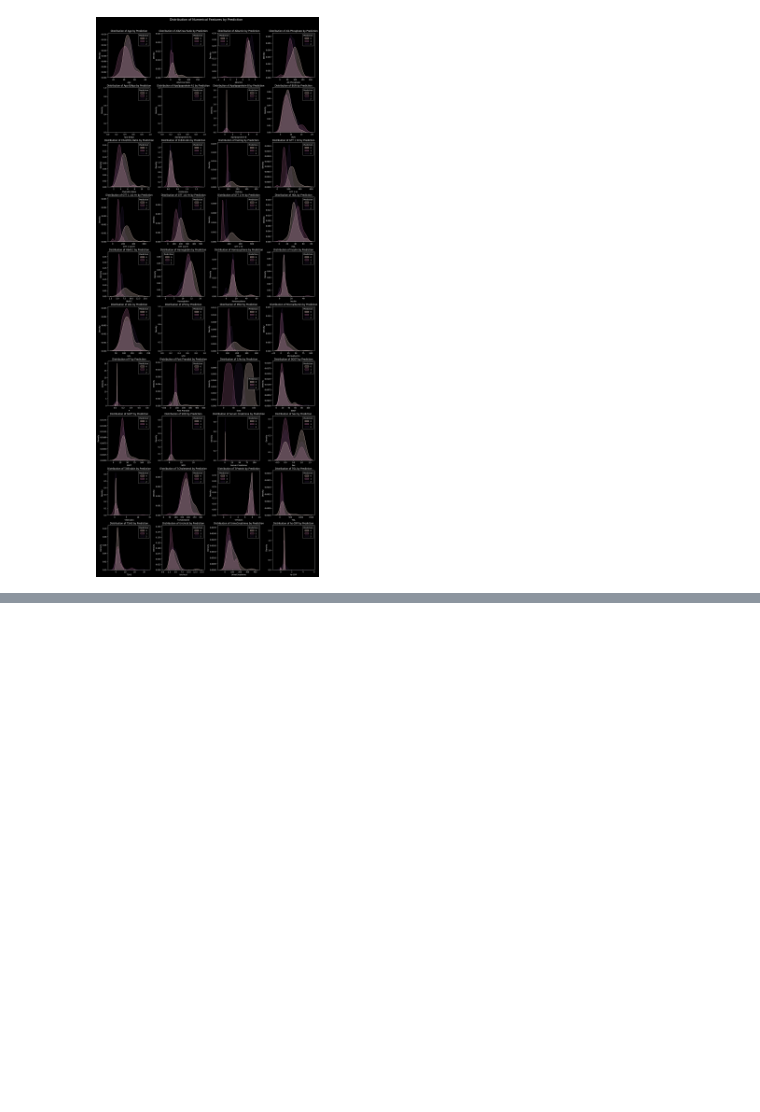
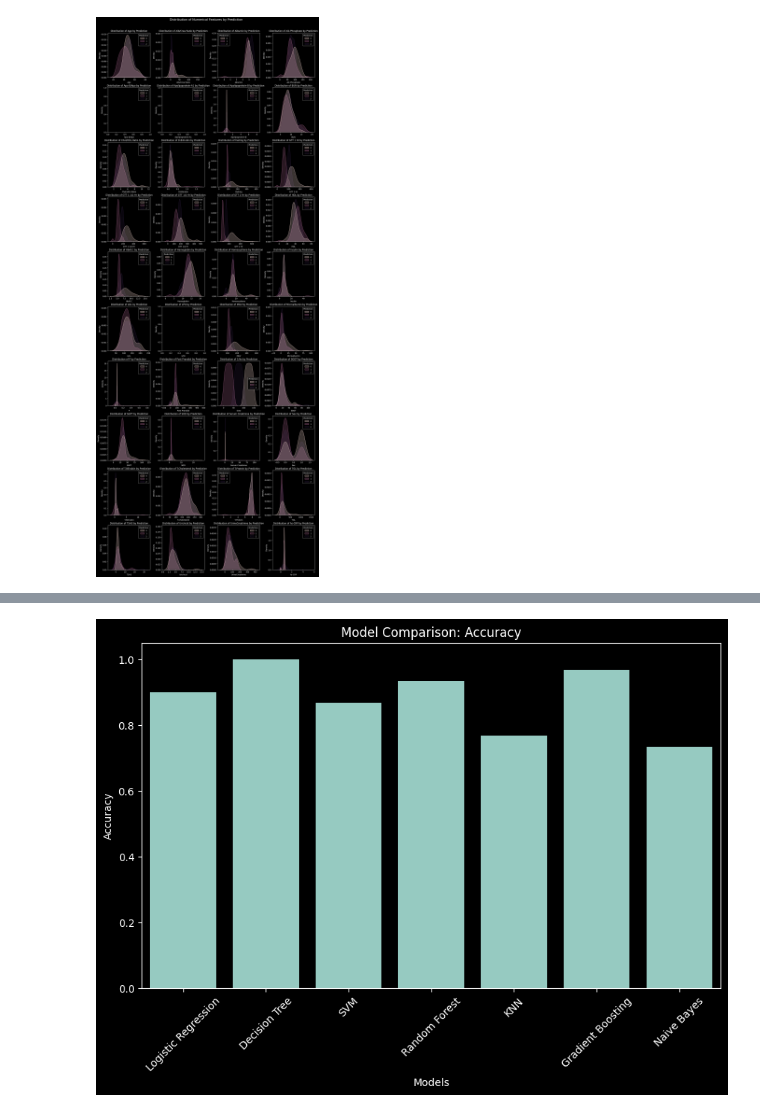
Before and after one commit to Hrishikesh1312/Diabetes-Prediction, a Jupyter notebook: Model.ipynb, the cells around one changed output, grey strips where cells are left out. Drawn from its saved outputs; the diff is of its cells as text; code cells hidden in the pictures; blank space fills up the shorter version.

Commit message:
added comparison with traditional ml models

```diff
--- a/Model.ipynb
+++ b/Model.ipynb
@@ -212,0 +238,23 @@ plt.show()
+# %%
+models = {
+    "Logistic Regression": LogisticRegression(),
+    "Decision Tree": DecisionTreeClassifier(random_state=42),
+    "SVM": SVC(random_state=42),
+    "Random Forest": RandomForestClassifier(random_state=42),
+    "KNN": KNeighborsClassifier(),
+    "Gradient Boosting": GradientBoostingClassifier(),
+    "Naive Bayes": GaussianNB()
+}
+
+results = {}
+conf_matrices = {}
+
+for model_name, model in models.items():
+    model.fit(X_train, y_train)
+
+    y_pred = model.predict(X_test)
+
+    accuracy = accuracy_score(y_test, y_pred)
+    results[model_name] = accuracy
+
+    conf_matrices[model_name] = confusion_matrix(y_test, y_pred)
@@ -212,0 +273,10 @@ plt.show()
+# %%
+plt.figure(figsize=(10, 6))
+sns.barplot(x=list(results.keys()), y=list(results.values()))
+plt.title('Model Comparison: Accuracy')
+plt.ylabel('Accuracy')
+plt.xlabel('Models')
+plt.xticks(rotation=45)
+plt.show()
+# %% [output]
+[figure, added]
```
Also changed, not shown: parts of 15 cells of this notebook.
